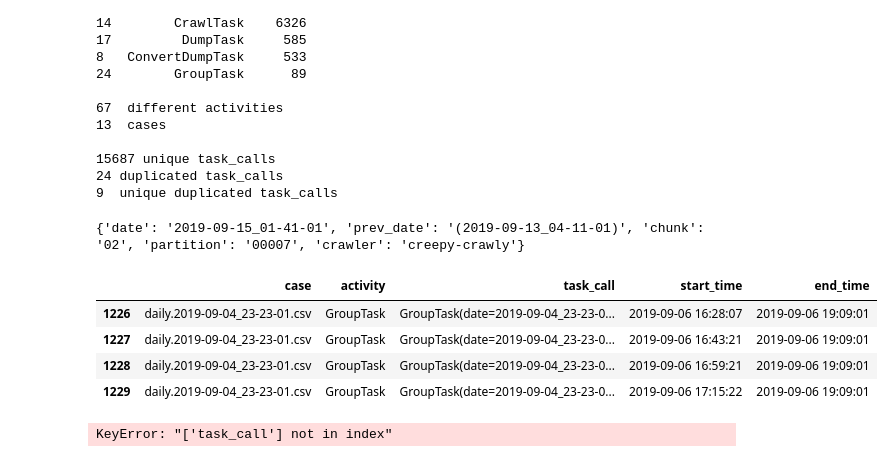
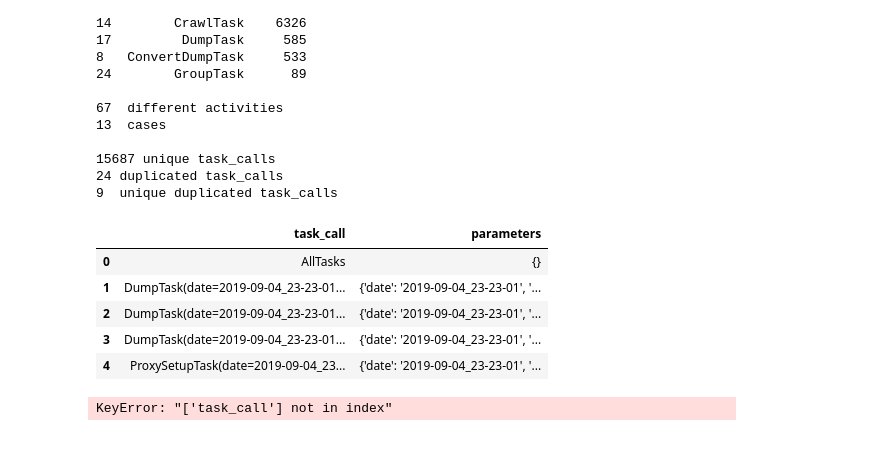
Before and after one commit to andreamalhera/perfSky, a Jupyter notebook: notebooks/logsToCatts.ipynb, the cells around one changed output. Drawn from its saved outputs; the diff is of its cells as text; code cells hidden in the pictures.

Commit message:
Extracts parameters of catts to dictionary

```diff
--- a/notebooks/logsToCatts.ipynb
+++ b/notebooks/logsToCatts.ipynb
@@ -334,29 +334,37 @@ print(len(duplicated_task_calls),' unique duplicated task_calls')
 # %%
 def extract_parameters(task_call):
     task_split = task_call.split('(', 1)
-    reversed_parameters = [''.join(reversed(element)) for element in task_split[1:]][0].split(')', 1)[1:]
-    forward_parameters = [''.join(reversed(element)) for element in reversed_parameters][0]
-    parameters_call = forward_parameters.split(', ')
     parameters = {}
-    for element in parameters_call:
-        key_value = element.split('=', 1)
-        key, value = key_value[0], key_value[1]
-        parameters[key] = value
-    print(parameters)
+    if len(task_split)>1:
+        reversed_parameters = [''.join(reversed(element)) for element in task_split[1:]][0].split(')', 1)[1:]
+        forward_parameters = [''.join(reversed(element)) for element in reversed_parameters][0]
+        parameters_call = forward_parameters.split(', ')
+        for element in parameters_call:
+            key_value = element.split('=', 1)
+            if len(key_value)>1:
+                key, value = key_value[0], key_value[1]
+            else:
+                key = key_value[0]
+                value = ''
+            parameters[key] = value
+    return parameters
 
-extract_parameters('CrawlTask(date=2019-09-15_01-41-01, prev_date=(2019-09-13_04-11-01), chunk=02, partition=00007, crawler=creepy-crawly)\n')
+#print(extract_parameters('AllTasks'))
+#extract_parameters('CrawlTask(date=2019-09-15_01-41-01, prev_date=(2019-09-13_04-11-01), chunk=02, partition=00007, crawler=creepy-crawly)\n')
-# %% [output]
-{'date': '2019-09-15_01-41-01', 'prev_date': '(2019-09-13_04-11-01)', 'chunk': '02', 'partition': '00007', 'crawler': 'creepy-crawly'}
 # %%
-task_calls[task_calls['task_call']=='CrawlTask(date=2019-09-15_01-41-01, prev_date=2019-09-13_04-11-01, chunk=02, partition=00007, crawler=creepy-crawly)\n']
-task_calls[task_calls['task_call']=='GroupTask(date=2019-09-04_23-23-01, prev_date=2019-09-03_03-44-01, chunk=02, datacenter=eu, inc=True, deploy=False, datastore=mongo)\n']
+#task_calls[task_calls['task_call']=='CrawlTask(date=2019-09-15_01-41-01, prev_date=2019-09-13_04-11-01, chunk=02, partition=00007, crawler=creepy-crawly)\n']
+#task_calls[task_calls['task_call']=='GroupTask(date=2019-09-04_23-23-01, prev_date=2019-09-03_03-44-01, chunk=02, datacenter=eu, inc=True, deploy=False, datastore=mongo)\n']
 #task_calls[task_calls['task_call']=='AllTasks'].sort_values(by='case')
+#print(task_calls.head())
+task_calls['parameters'] = task_calls.apply(lambda row: extract_parameters(row['task_call']), axis=1)
+task_calls[['task_call', 'parameters']].head()
 # %% [output]
-|  | case | activity | task_call | start_time | end_time |
-| 1226 | daily.2019-09-04_23-23-01.csv | GroupTask | GroupTask(date=2019-09-04_23-23-0... | 2019-09-06 16:28:07 | 2019-09-06 19:09:01 |
-| 1227 | daily.2019-09-04_23-23-01.csv | GroupTask | GroupTask(date=2019-09-04_23-23-0... | 2019-09-06 16:43:21 | 2019-09-06 19:09:01 |
-| 1228 | daily.2019-09-04_23-23-01.csv | GroupTask | GroupTask(date=2019-09-04_23-23-0... | 2019-09-06 16:59:21 | 2019-09-06 19:09:01 |
-| 1229 | daily.2019-09-04_23-23-01.csv | GroupTask | GroupTask(date=2019-09-04_23-23-0... | 2019-09-06 17:15:22 | 2019-09-06 19:09:01 |
+|  | task_call | parameters |
+| 0 | AllTasks | {} |
+| 1 | DumpTask(date=2019-09-04_23-23-01... | {'date': '2019-09-04_23-23-01', '... |
+| 2 | DumpTask(date=2019-09-04_23-23-01... | {'date': '2019-09-04_23-23-01', '... |
+| 3 | DumpTask(date=2019-09-04_23-23-01... | {'date': '2019-09-04_23-23-01', '... |
+| 4 | ProxySetupTask(date=2019-09-04_23... | {'date': '2019-09-04_23-23-01', '... |
 # %%
 pd.set_option('display.max_colwidth', -1)
 w_duration[w_duration['activity']=='CrawlChunkTask'][['case','task_call']].head()
```
